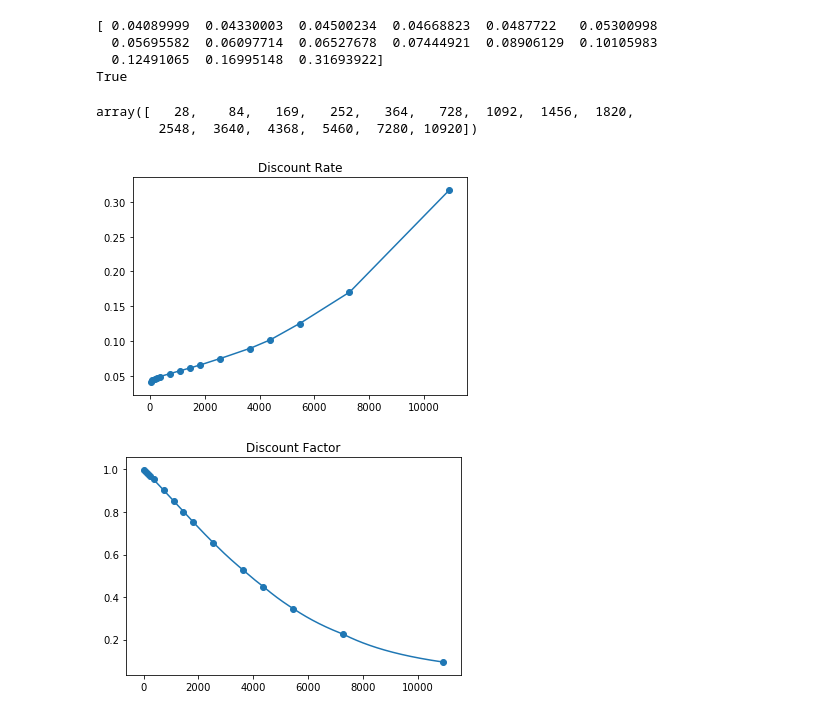
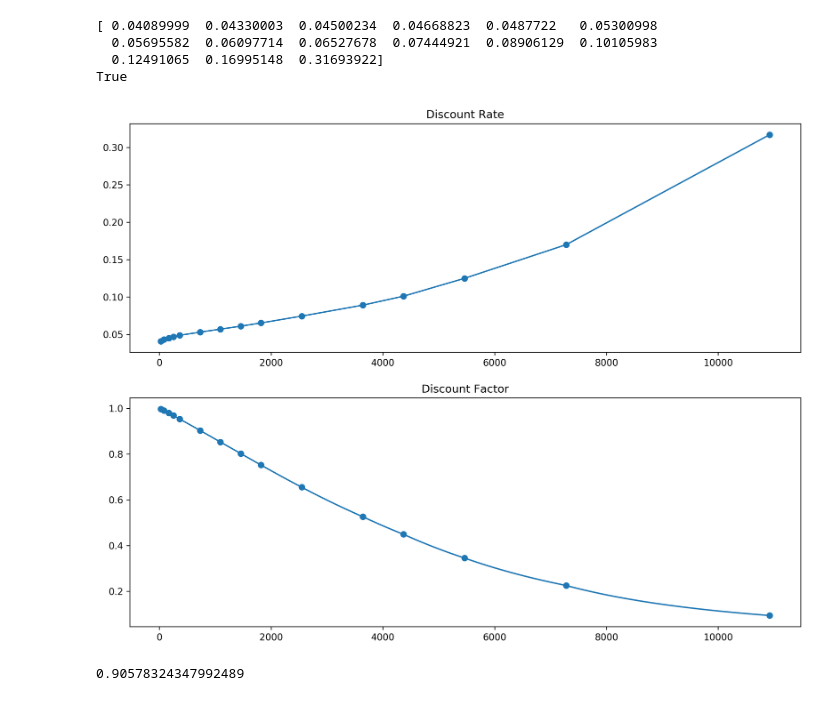
Before and after one commit to gerdm/TGMAFFIRO, a Jupyter notebook: curves/rate_curves.ipynb, the cells around one changed output. Drawn from its saved outputs; the diff is of its cells as text; code cells hidden in the pictures.

Commit message:
restored deleted file; updated curves' notebook

```diff
--- a/curves/rate_curves.ipynb
+++ b/curves/rate_curves.ipynb
@@ -91,8 +66,3 @@ print(tiie28.fitted_curve)
   0.05695582  0.06097714  0.06527678  0.07444921  0.08906129  0.10105983
   0.12491065  0.16995148  0.31693922]
 True
-# %%
-tiie28.days_to_pillar
-# %% [output]
-array([   28,    84,   169,   252,   364,   728,  1092,  1456,  1820,
-        2548,  3640,  4368,  5460,  7280, 10920])
@@ -101,14 +69,13 @@ from scipy.interpolate import interp1d
-# %%
-x = np.arange(28, 10920)
-plt.plot(x, tiie28.rate_curve(x))
-plt.scatter(tiie28.days_to_pillar, tiie28.rate_curve(tiie28.days_to_pillar))
-plt.title("Discount Rate");
-# %% [output]
-[figure, removed]
 # %%
-x = np.arange(28, 10920)
-plt.plot(x, 1 /( 1 + tiie28.rate_curve(x) * x / 360))
-plt.scatter(tiie28.days_to_pillar, 1 /( 1 + tiie28.rate_curve(tiie28.days_to_pillar) * tiie28.days_to_pillar / 360))
-plt.title("Discount Factor");
+x = np.arange(28, 10921)
+
+fig, (ax1, ax2) = plt.subplots(2, 1, figsize=(13, 10), dpi=300)
+ax1.plot(x, tiie28.rate_curve(x))
+ax1.scatter(tiie28.days_to_pillar, tiie28.rate_curve(tiie28.days_to_pillar))
+ax1.set_title("Discount Rate")
+
+ax2.plot(x, 1 /( 1 + tiie28.rate_curve(x) * x / 360))
+ax2.scatter(tiie28.days_to_pillar, 1 /( 1 + tiie28.rate_curve(tiie28.days_to_pillar) * tiie28.days_to_pillar / 360))
+ax2.set_title("Discount Factor");
 # %% [output]
-[figure, old version]
+[figure, new version]
@@ -114,0 +96,4 @@ plt.title("Discount Factor");
+# %%
+fixed_pv
+# %% [output]
+0.90578324347992489
```
Also changed, not shown: parts of 10 cells of this notebook, 1 other file.
